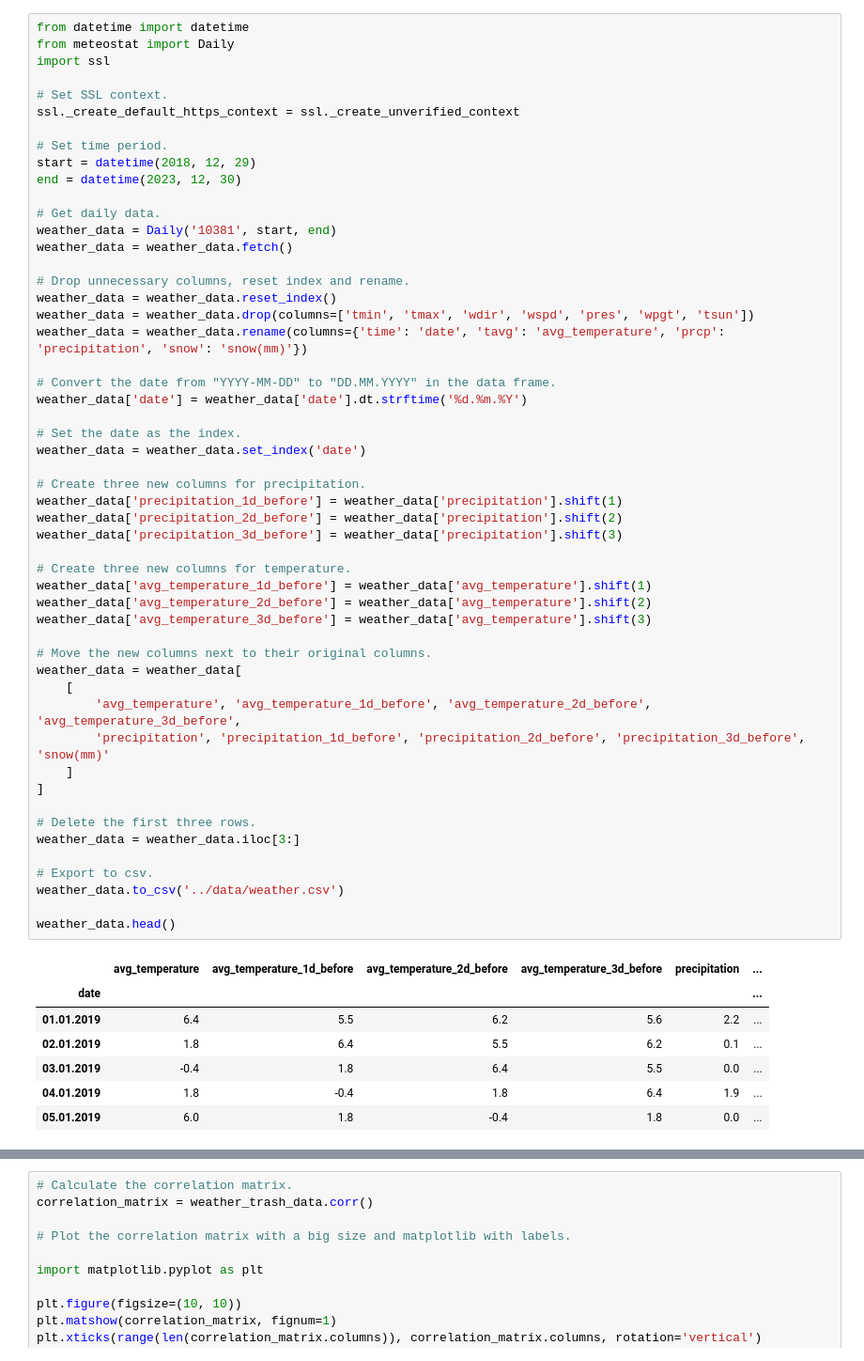
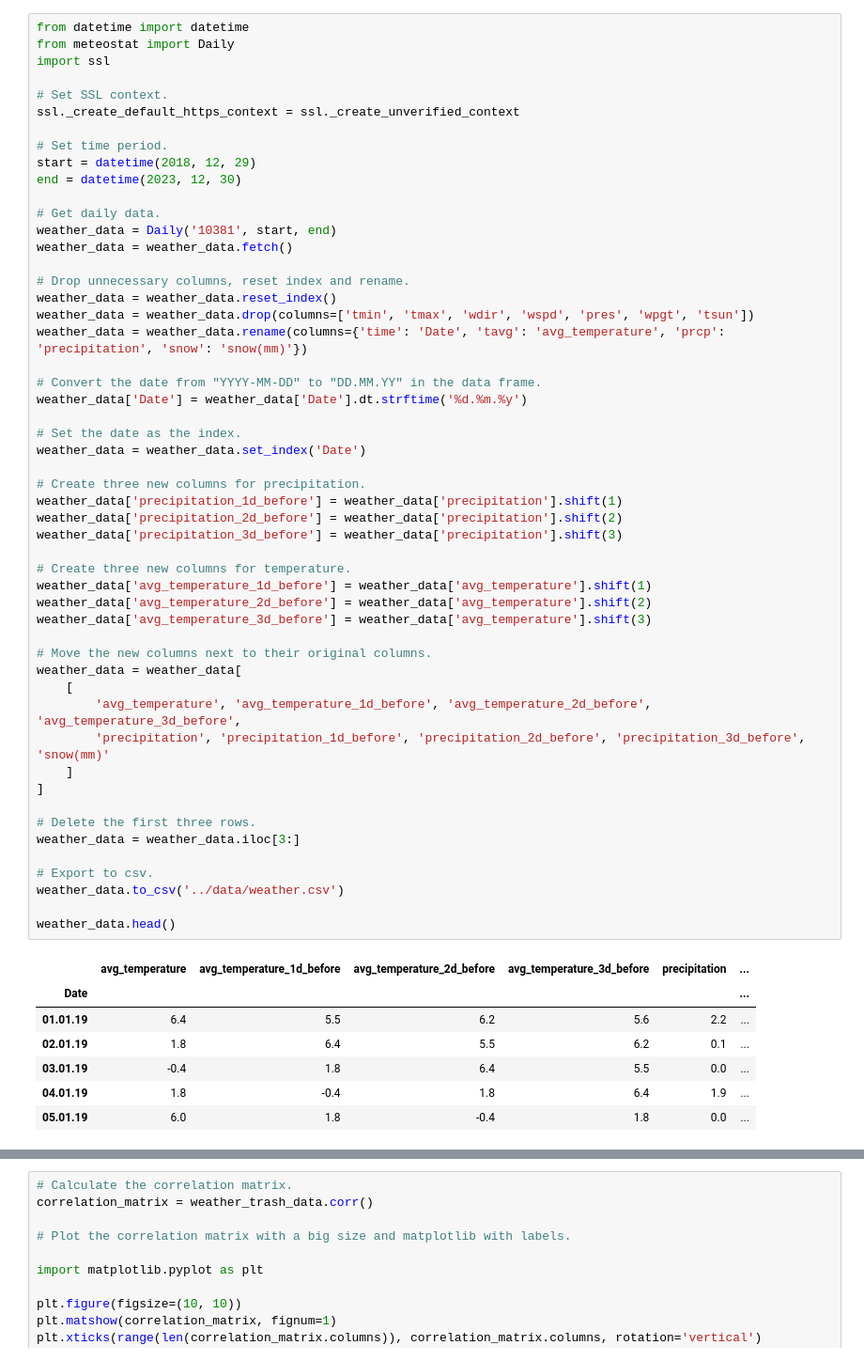
Before and after one commit to FlyingBaum/trash-ml, a Jupyter notebook: notebooks/weather-data.ipynb, the cells around one changed output, grey strips where cells are left out. Shown at 94% size. Drawn from its saved outputs; the diff is of its cells as text.

Commit message:
refactor: update weather notebook and csv

```diff
--- a/notebooks/weather-data.ipynb
+++ b/notebooks/weather-data.ipynb
@@ -17,47 +17,47 @@ weather_data = weather_data.fetch()
 # Drop unnecessary columns, reset index and rename.
 weather_data = weather_data.reset_index()
 weather_data = weather_data.drop(columns=['tmin', 'tmax', 'wdir', 'wspd', 'pres', 'wpgt', 'tsun'])
-weather_data = weather_data.rename(columns={'time': 'date', 'tavg': 'avg_temperature', 'prcp': 'precipitation', 'snow': 'snow(mm)'})
+weather_data = weather_data.rename(columns={'time': 'Date', 'tavg': 'avg_temperature', 'prcp': 'precipitation', 'snow': 'snow(mm)'})
 
-# Convert the date from "YYYY-MM-DD" to "DD.MM.YYYY" in the data frame.
-weather_data['date'] = weather_data['date'].dt.strftime('%d.%m.%Y')
+# Convert the date from "YYYY-MM-DD" to "DD.MM.YY" in the data frame.
+weather_data['Date'] = weather_data['Date'].dt.strftime('%d.%m.%y')
 
 # Set the date as the index.
-weather_data = weather_data.set_index('date')
+weather_data = weather_data.set_index('Date')
 
 # Create three new columns for precipitation.
 weather_data['precipitation_1d_before'] = weather_data['precipitation'].shift(1)
 weather_data['precipitation_2d_before'] = weather_data['precipitation'].shift(2)
 weather_data['precipitation_3d_before'] = weather_data['precipitation'].shift(3)
 
 # Create three new columns for temperature.
 weather_data['avg_temperature_1d_before'] = weather_data['avg_temperature'].shift(1)
 weather_data['avg_temperature_2d_before'] = weather_data['avg_temperature'].shift(2)
 weather_data['avg_temperature_3d_before'] = weather_data['avg_temperature'].shift(3)
 
 # Move the new columns next to their original columns.
 weather_data = weather_data[
 	[
 		'avg_temperature', 'avg_temperature_1d_before', 'avg_temperature_2d_before', 'avg_temperature_3d_before',
 		'precipitation', 'precipitation_1d_before', 'precipitation_2d_before', 'precipitation_3d_before', 'snow(mm)'
 	]
 ]
 
 # Delete the first three rows.
 weather_data = weather_data.iloc[3:]
 
 # Export to csv.
 weather_data.to_csv('../data/weather.csv')
 
 weather_data.head()
 # %% [output]
 |  | avg_temperature | avg_temperature_1d_before | avg_temperature_2d_before | avg_temperature_3d_before | precipitation | ... |
-| date |  |  |  |  |  | ... |
-| 01.01.2019 | 6.4 | 5.5 | 6.2 | 5.6 | 2.2 | ... |
-| 02.01.2019 | 1.8 | 6.4 | 5.5 | 6.2 | 0.1 | ... |
-| 03.01.2019 | -0.4 | 1.8 | 6.4 | 5.5 | 0.0 | ... |
-| 04.01.2019 | 1.8 | -0.4 | 1.8 | 6.4 | 1.9 | ... |
-| 05.01.2019 | 6.0 | 1.8 | -0.4 | 1.8 | 0.0 | ... |
+| Date |  |  |  |  |  | ... |
+| 01.01.19 | 6.4 | 5.5 | 6.2 | 5.6 | 2.2 | ... |
+| 02.01.19 | 1.8 | 6.4 | 5.5 | 6.2 | 0.1 | ... |
+| 03.01.19 | -0.4 | 1.8 | 6.4 | 5.5 | 0.0 | ... |
+| 04.01.19 | 1.8 | -0.4 | 1.8 | 6.4 | 1.9 | ... |
+| 05.01.19 | 6.0 | 1.8 | -0.4 | 1.8 | 0.0 | ... |
 # %%
 import pandas as pd
 
```
Also changed, not shown: parts of 2 cells of this notebook, 2 other files.
